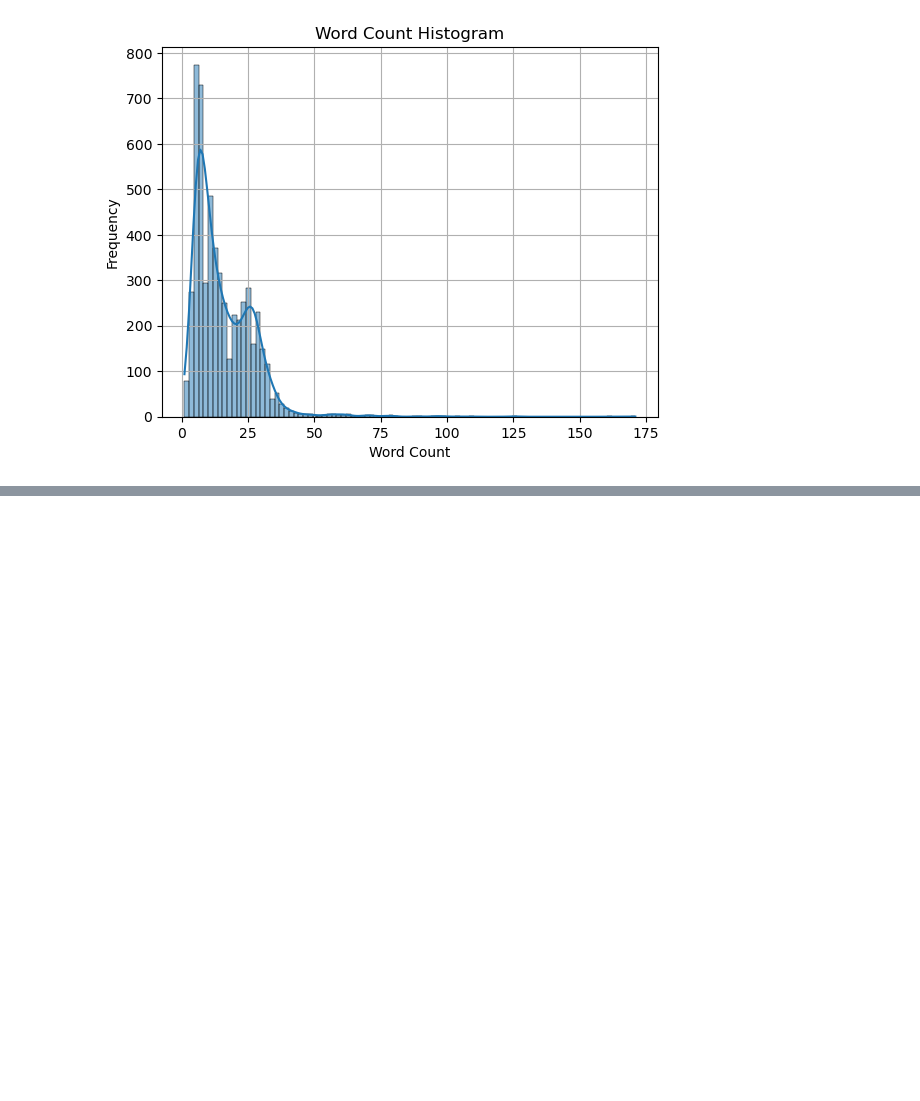
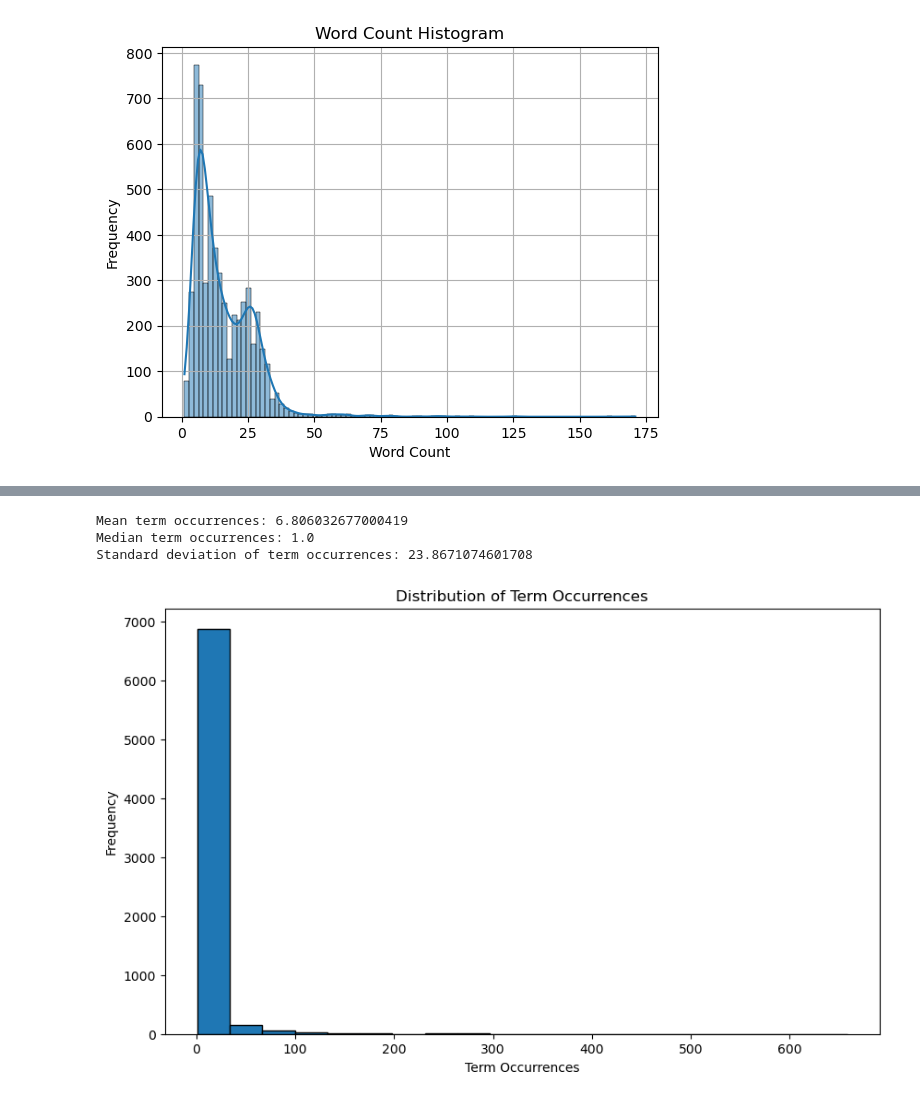
Before and after one commit to JoaoRFigueiredo/MEI-SIC, a Jupyter notebook: Ano1/MINDD/PL/Aula6/ficha_6.ipynb, the cells around one changed output, grey strips where cells are left out. Cells and saved outputs as stored; diff of their text form; code cells hidden in the pictures; blank space fills up the shorter version.

```diff
--- a/Ano1/MINDD/PL/Aula6/ficha_6.ipynb
+++ b/Ano1/MINDD/PL/Aula6/ficha_6.ipynb
@@ -91,0 +222,23 @@ plt.show()
+# %%
+#first, let's visualize all term occurrences in all SMS
+
+# Calculate the total occurrences of each term across all SMS messages
+term_occurrences = np.sum(token_occurrence_matrix_dense, axis=0)
+
+# Visualize the term occurrences quantitatively
+print(f"Mean term occurrences: {np.mean(term_occurrences)}")
+print(f"Median term occurrences: {np.median(term_occurrences)}")
+print(f"Standard deviation of term occurrences: {np.std(term_occurrences)}")
+
+# Create a histogram to visualize the distribution of term occurrences
+plt.figure(figsize=(10, 6))
+plt.hist(term_occurrences, bins=20, edgecolor='k')
+plt.xlabel('Term Occurrences')
+plt.ylabel('Frequency')
+plt.title('Distribution of Term Occurrences')
+plt.show()
+# %% [output]
+Mean term occurrences: 6.806032677000419
+Median term occurrences: 1.0
+Standard deviation of term occurrences: 23.8671074601708
+[figure, added]
```
Also changed, not shown: parts of 8 cells of this notebook.
